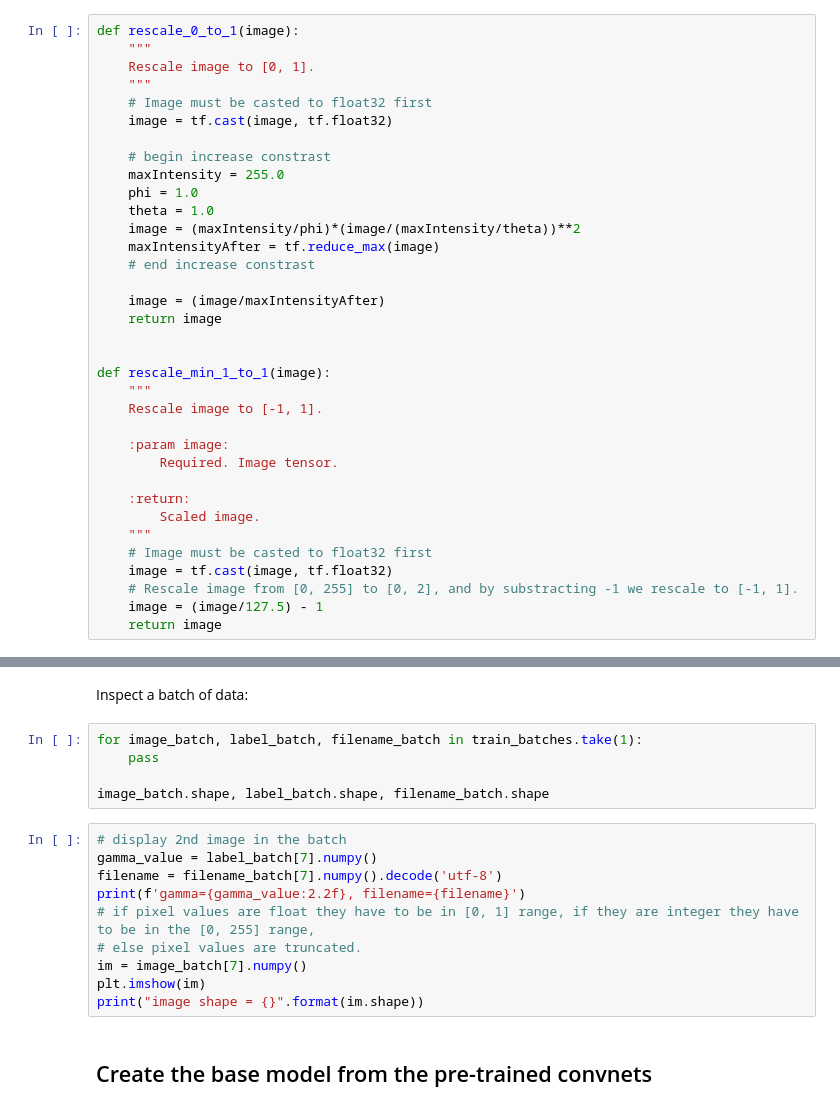
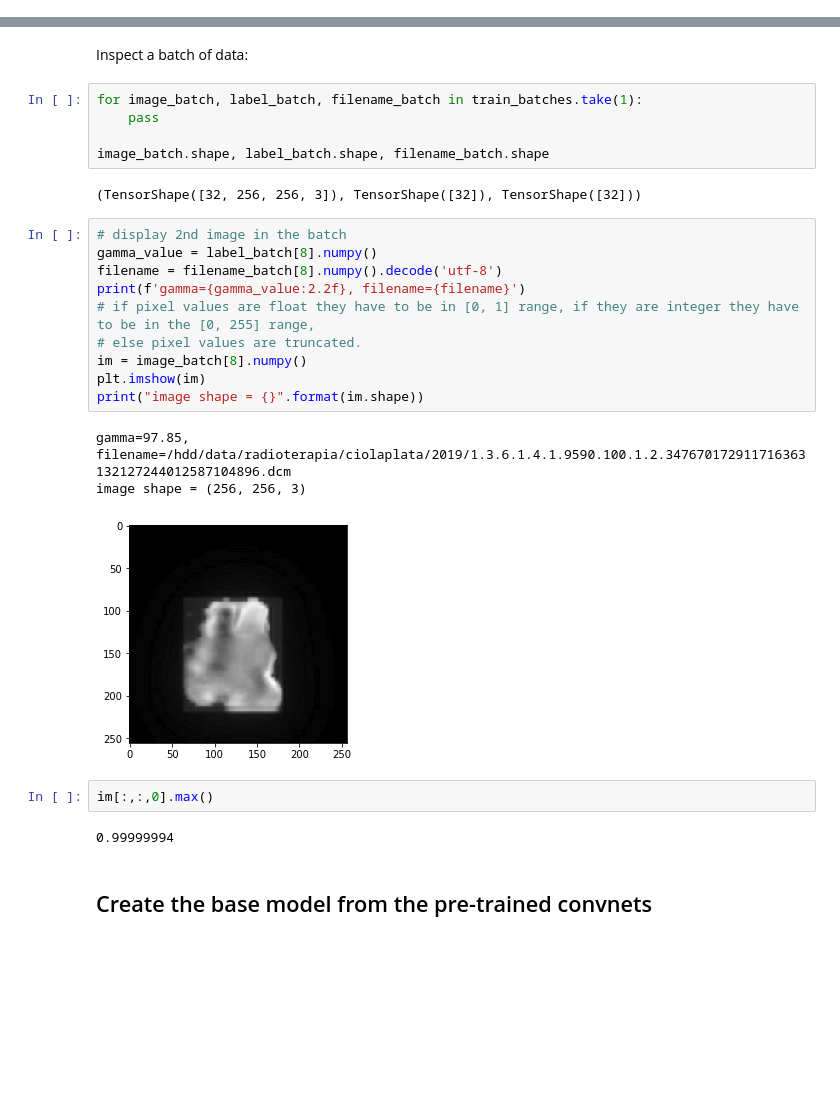
Before and after one commit to pablojrios/fluence_maps, a Jupyter notebook: tf2_transfer_learning_gamma.ipynb, the cells around one changed output, grey strips where cells are left out. Cells and saved outputs as stored; diff of their text form; blank space fills up the shorter version.

Commit message:
Remove constrast enhancement.

```diff
--- a/tf2_transfer_learning_gamma.ipynb
+++ b/tf2_transfer_learning_gamma.ipynb
@@ -181,41 +194,6 @@ def random_translation(x, t_pix=16):
     # where k = c0 x + c1 y + 1
     T = [1, 0, t_r, 0, 1, t_c, 0, 0]
     return tfa.image.transform (x, T)
-# %%
-def rescale_0_to_1(image):
-    """
-    Rescale image to [0, 1].
-    """
-    # Image must be casted to float32 first
-    image = tf.cast(image, tf.float32)
-
-    # begin increase constrast
-    maxIntensity = 255.0
-    phi = 1.0
-    theta = 1.0
-    image = (maxIntensity/phi)*(image/(maxIntensity/theta))**2
-    maxIntensityAfter = tf.reduce_max(image)
-    # end increase constrast
-
-    image = (image/maxIntensityAfter)
-    return image
-
-
-def rescale_min_1_to_1(image):
-    """
-    Rescale image to [-1, 1].
-
-    :param image:
-        Required. Image tensor.
-
-    :return:
-        Scaled image.
-    """
-    # Image must be casted to float32 first
-    image = tf.cast(image, tf.float32)
-    # Rescale image from [0, 255] to [0, 2], and by substracting -1 we rescale to [-1, 1].
-    image = (image/127.5) - 1
-    return image
 # %%
 def _parse_image_function(example_proto, img_size, normalization_fn, data_augmentation=False, augment_probability=1.0, transform_gamma=False):
     # Create a dictionary describing the features.
@@ -330,16 +315,26 @@ for image_batch, label_batch, filename_batch in train_batches.take(1):
     pass
 
 image_batch.shape, label_batch.shape, filename_batch.shape
+# %% [output]
+(TensorShape([32, 256, 256, 3]), TensorShape([32]), TensorShape([32]))
 # %%
 # display 2nd image in the batch
-gamma_value = label_batch[7].numpy()
-filename = filename_batch[7].numpy().decode('utf-8')
+gamma_value = label_batch[8].numpy()
+filename = filename_batch[8].numpy().decode('utf-8')
 print(f'gamma={gamma_value:2.2f}, filename={filename}')
 # if pixel values are float they have to be in [0, 1] range, if they are integer they have to be in the [0, 255] range,
 # else pixel values are truncated.
-im = image_batch[7].numpy()
+im = image_batch[8].numpy()
 plt.imshow(im)
 print("image shape = {}".format(im.shape))
+# %% [output]
+gamma=97.85, filename=/hdd/data/radioterapia/ciolaplata/2019/1.3.6.1.4.1.9590.100.1.2.347670172911716363132127244012587104896.dcm
+image shape = (256, 256, 3)
+[figure, added]
+# %%
+im[:,:,0].max()
+# %% [output]
+0.99999994
 # %% [markdown]
 ## Create the base model from the pre-trained convnets
 # %%
```
Also changed, not shown: parts of 29 cells of this notebook, 1 other file.
